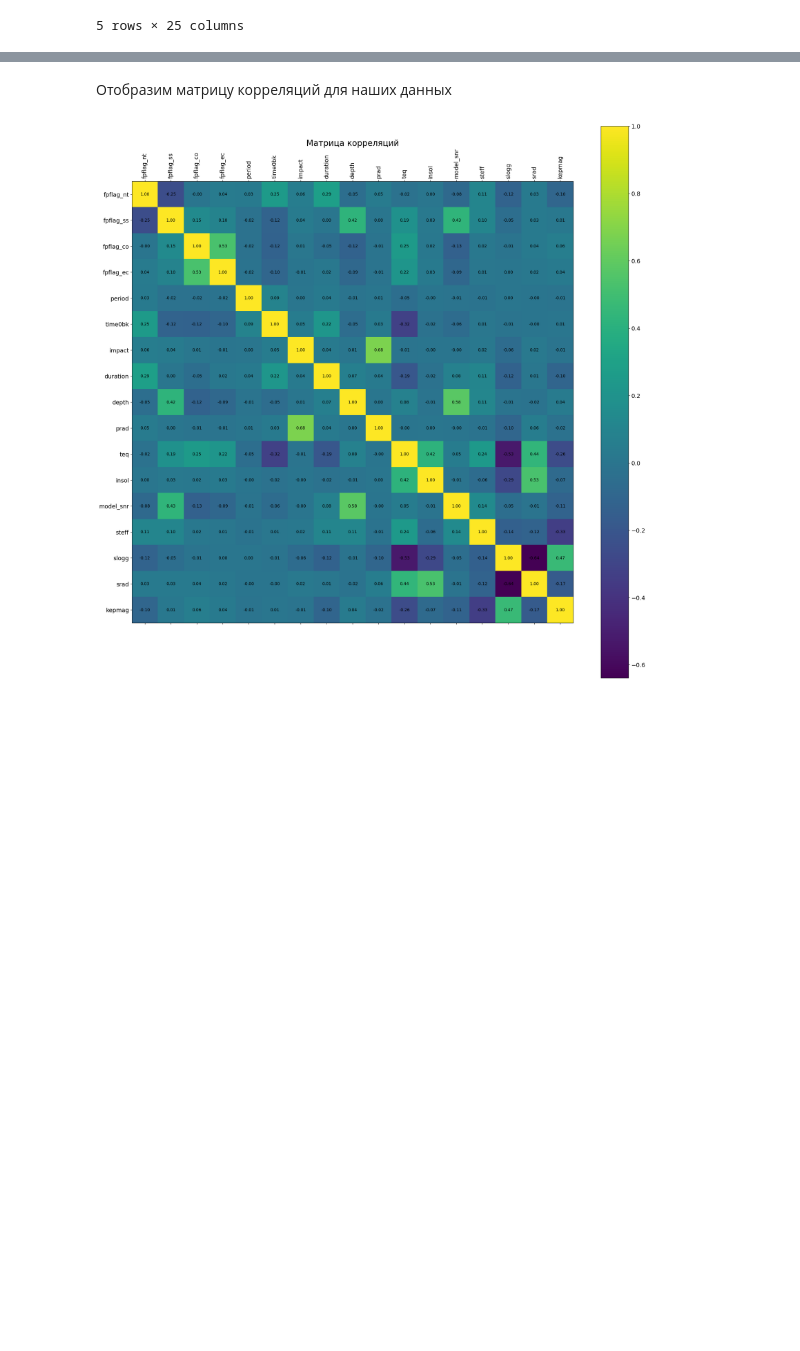
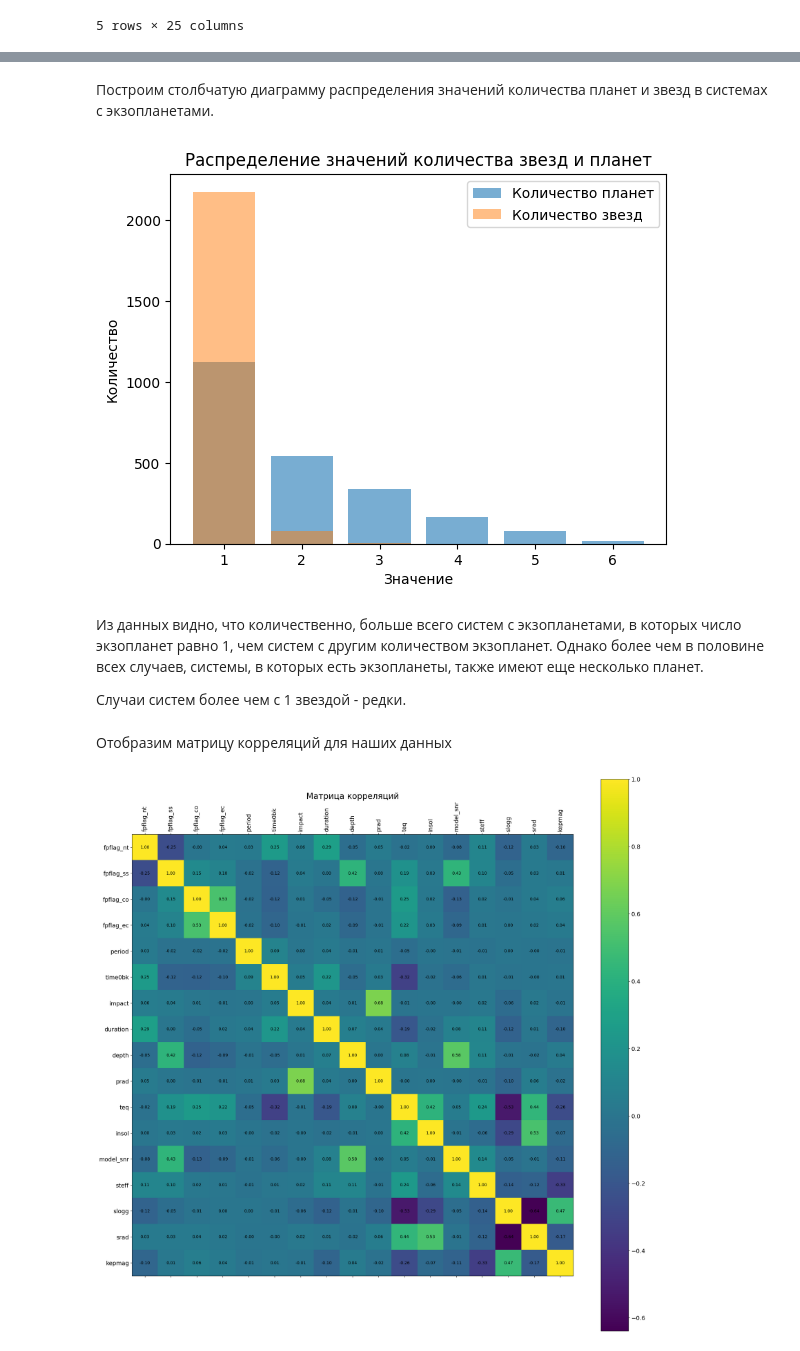
Before and after one commit to Polinezhich/andan_FP, a Jupyter notebook: main.ipynb, the cells around one changed output, grey strips where cells are left out. Saved outputs shown, nothing was run; the diff lists cells and outputs as text; code cells hidden in the pictures; blank space fills up the shorter version.

```diff
--- a/main.ipynb
+++ b/main.ipynb
@@ -198,3 +253,24 @@ extra_df.head()
+# %% [markdown]
+Построим столбчатую диаграмму распределения значений количества планет и звезд в системах с экзопланетами.
+# %%
+# Получим суммарное количество планет и звезд для каждого объекта
+sy_snum_counts = extra_df['sy_snum'].value_counts()
+sy_pnum_counts = extra_df['sy_pnum'].value_counts()
+
+# Построим столбчатую диаграмму
+plt.bar(sy_pnum_counts.index, sy_pnum_counts.values, alpha=0.6, label='Количество планет')
+plt.bar(sy_snum_counts.index, sy_snum_counts.values, alpha=0.5, label='Количество звезд')
+plt.xlabel('Значение')
+plt.ylabel('Количество')
+plt.title('Распределение значений количества звезд и планет')
+plt.legend()
+plt.show()
+# %% [output]
+[figure, added]
+# %% [markdown]
+Из данных видно, что количественно, больше всего систем с экзопланетами, в которых число экзопланет равно 1, чем систем с другим количеством экзопланет. Однако более чем в половине всех случаев, системы, в которых есть экзопланеты, также имеют еще несколько планет.
+
+Случаи систем более чем с 1 звездой - редки.
 # %% [markdown]
 Отобразим матрицу корреляций для наших данных
 # %%
```
Also changed, not shown: parts of 15 cells of this notebook.
